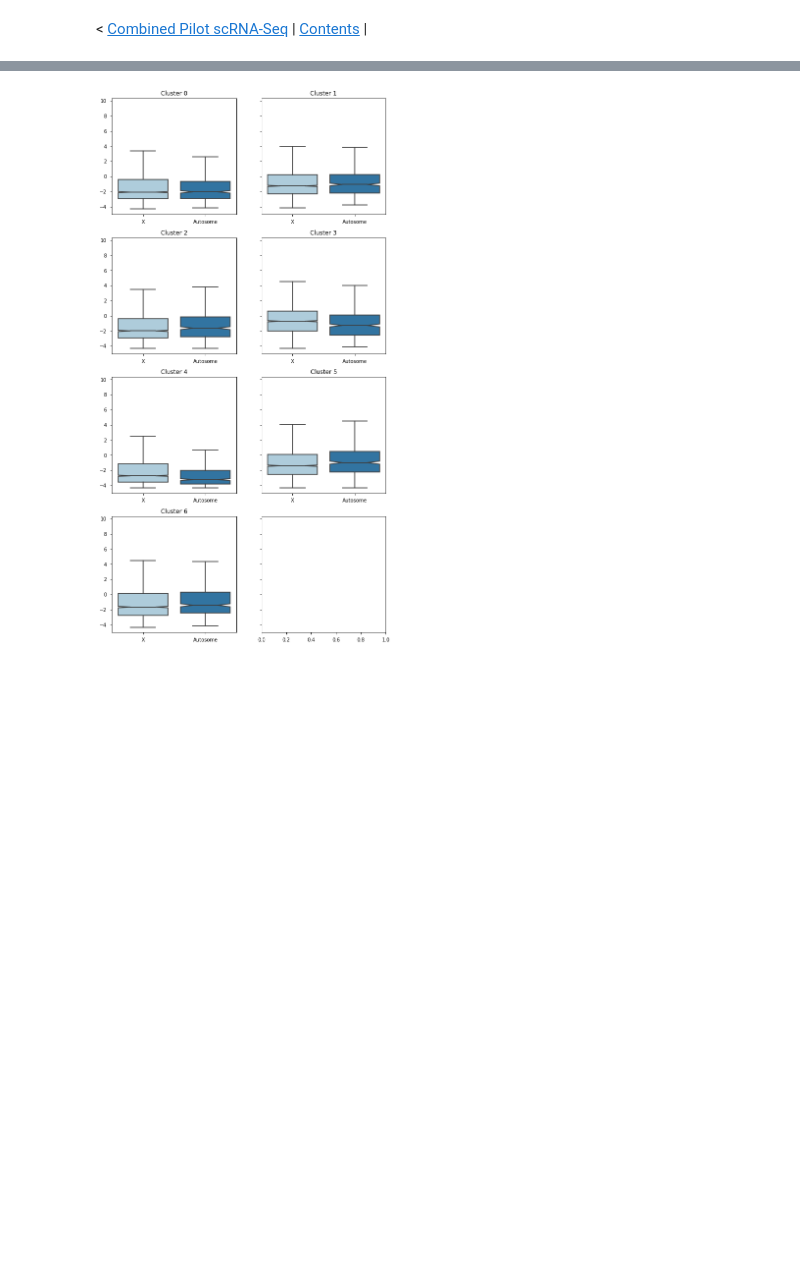
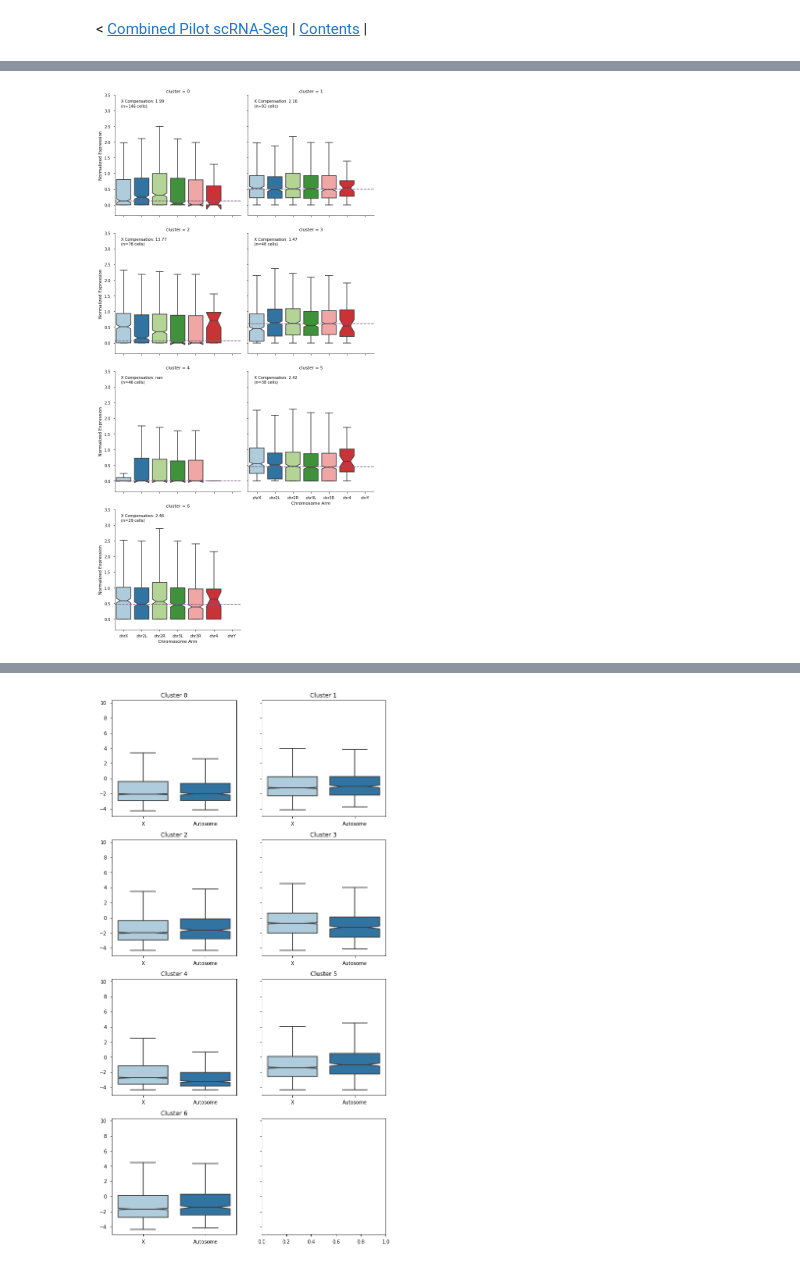
Before and after one commit to jfear/larval_gonad, a Jupyter notebook: docs/04.00-testis_pilot_scRNAseq_X_to_A.ipynb, the cells around one changed output, grey strips where cells are left out. Saved outputs shown, nothing was run; the diff lists cells and outputs as text; code cells hidden in the pictures; blank space fills up the shorter version.

Commit message:
Updating cutoff criteria.

```diff
--- a/docs/04.00-testis_pilot_scRNAseq_X_to_A.ipynb
+++ b/docs/04.00-testis_pilot_scRNAseq_X_to_A.ipynb
@@ -38,6 +38,7 @@ Path(OUTPUT).mkdir(exist_ok=True)
 
 CHROMS = ['chrX', 'chr2L', 'chr2R', 'chr3L', 'chr3R', 'chr4', 'chrY']
 AUTOSOMES = ['chr2L', 'chr2R', 'chr3L', 'chr3R', 'chr4']
+MAJOR_ARMS = ['chr2L', 'chr2R', 'chr3L', 'chr3R']
 
 BRIAN = ['dj', 'ocn', 'CG10920', 'boil', 'CG1314']  # CG12681 is not called boil
 SHAR_PRIMARY = ['CG11635', 'CG18449', 'CG2127', 'CG3927']
@@ -55,6 +56,8 @@ clusters = pd.read_csv('../output/testes_scRNAseq_pilot/clusters.tsv', sep='\t')
 
 # Re-order columns
 norm = norm[clusters.index].copy()
+data = norm.T.join(clusters)
+data.rename(columns={'ident': 'cluster'}, inplace=True)
 # %%
 # Create fbgn2symbol and symbol2fbgn map
 annot = pd.read_csv(Path(REF, 'dmel/r6-16/fb_annotation/dmel_r6-16.fb_annotation'),
@@ -80,0 +86,20 @@ fbgn2chrom = fbgn2chrom[fbgn2chrom['chrom'].isin(CHROMS)]
+# %%
+# Set up a basic boxplot function that also adds a horizontal line
+# at the median of the Major Autosomes {2L, 2R, 3L, 3R}. I am excluding
+# 4 because it often behaves similarly to X.
+def plot_boxplots(x, y, **kwargs):
+    """Designed to be used with Seaborn.FacetGrid"""
+    _dat = kwargs['data']
+    num_cells = kwargs.pop('num_cells')
+    ax = sns.boxplot(x, y, **kwargs)
+    med_major = _dat.loc[_dat[x].isin(MAJOR_ARMS), y].median()
+    med_x = _dat.loc[_dat[x] == 'chrX', y].median()
+    ax.axhline(med_major, ls='--', color=nbconfig.color_c1)
+
+    try:
+        prop_dcc = np.round((med_x / med_major) * 2, 2)
+    except ZeroDivisionError:
+        prop_dcc = np.nan
+
+
+    ax.text(.05, .9, f'X Compensation: {prop_dcc}\n(n={num_cells} cells)', transform=ax.transAxes)
@@ -80,0 +114,24 @@ fbgn2chrom = fbgn2chrom[fbgn2chrom['chrom'].isin(CHROMS)]
+# %%
+# Expression cutoff method 1
+def expOne(x, y, cutoff=0, **kwargs):
+    # Determine which genes are expressed: # reads > 0 and on in 1/3 of cells
+    expressed = (norm > 0).sum(axis=1) > (norm.shape[1] / 3)
+    dat = kwargs.pop('data').drop('cluster', axis=1)
+    dat = dat.T
+    num_cells = dat.shape[1]
+
+    # 2) calculate median
+    dat = dat[dat.index.isin(expressed[expressed].index)].median(axis=1).to_frame()
+
+    # clean up
+    dat = dat.join(fbgn2chrom, how='left')
+    dat.columns = [y, x]
+    dat['log2'] = np.log2(np.exp(dat[y]))
+
+    plot_boxplots(x, y, data=dat, num_cells=num_cells, **kwargs)
+
+g = sns.FacetGrid(data, col='cluster', col_wrap=2, size=5)
+g.map_dataframe(expOne, 'Chromosome Arm', 'Normalized Expression', palette=nbconfig.colors, order=CHROMS, notch=True, fliersize=0, cutoff=1)
+g.set(ylim=(None, 3.5));
+# %% [output]
+[figure, added]
```
Also changed, not shown: parts of 23 cells of this notebook.
